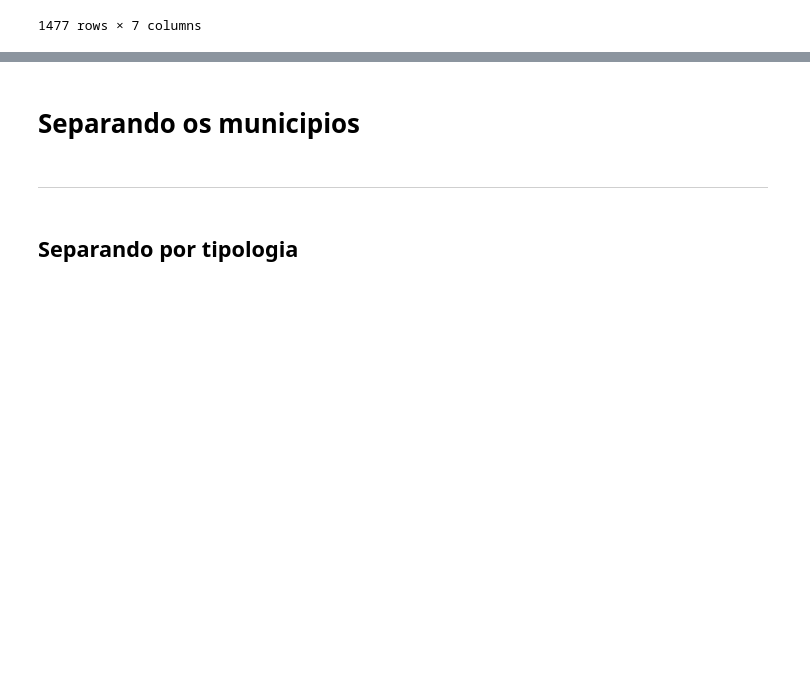
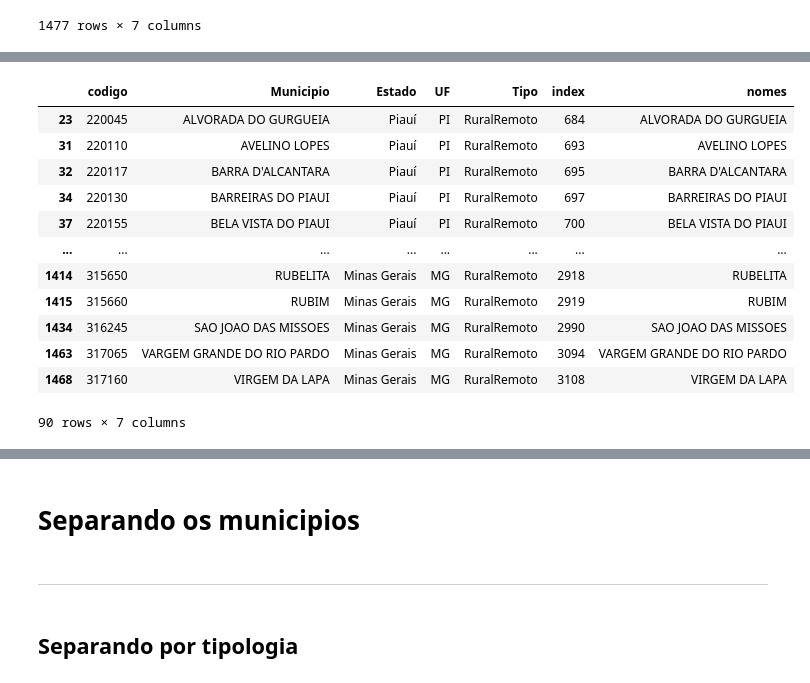
Before and after one commit to ttaynaa/Mortalidade_no_semiarido, a Jupyter notebook: PIBIC/_SCHENIA_2023_2024/1_scrip/script_para_extrair_dados/extraindo base - mortalidade.ipynb, the cells around one changed output, grey strips where cells are left out. Drawn from its saved outputs; the diff is of its cells as text; code cells hidden in the pictures; blank space fills up the shorter version.

```diff
--- a/PIBIC/_SCHENIA_2023_2024/1_scrip/script_para_extrair_dados/extraindo base - mortalidade.ipynb
+++ b/PIBIC/_SCHENIA_2023_2024/1_scrip/script_para_extrair_dados/extraindo base - mortalidade.ipynb
@@ -218,0 +265,17 @@ semiario_completo # resultado
+# %%
+# quantidade de municipios da tipologia RuralRemoto
+semiario_completo[semiario_completo['Tipo']=='RuralRemoto']
+# %% [output]
+|  | codigo | Municipio | Estado | UF | Tipo | index | nomes |
+| 23 | 220045 | ALVORADA DO GURGUEIA | Piauí | PI | RuralRemoto | 684 | ALVORADA DO GURGUEIA |
+| 31 | 220110 | AVELINO LOPES | Piauí | PI | RuralRemoto | 693 | AVELINO LOPES |
+| 32 | 220117 | BARRA D'ALCANTARA | Piauí | PI | RuralRemoto | 695 | BARRA D'ALCANTARA |
+| 34 | 220130 | BARREIRAS DO PIAUI | Piauí | PI | RuralRemoto | 697 | BARREIRAS DO PIAUI |
+| 37 | 220155 | BELA VISTA DO PIAUI | Piauí | PI | RuralRemoto | 700 | BELA VISTA DO PIAUI |
+| ... | ... | ... | ... | ... | ... | ... | ... |
+| 1414 | 315650 | RUBELITA | Minas Gerais | MG | RuralRemoto | 2918 | RUBELITA |
+| 1415 | 315660 | RUBIM | Minas Gerais | MG | RuralRemoto | 2919 | RUBIM |
+| 1434 | 316245 | SAO JOAO DAS MISSOES | Minas Gerais | MG | RuralRemoto | 2990 | SAO JOAO DAS MISSOES |
+| 1463 | 317065 | VARGEM GRANDE DO RIO PARDO | Minas Gerais | MG | RuralRemoto | 3094 | VARGEM GRANDE DO RIO PARDO |
+| 1468 | 317160 | VIRGEM DA LAPA | Minas Gerais | MG | RuralRemoto | 3108 | VIRGEM DA LAPA |
+90 rows × 7 columns
```
Also changed, not shown: parts of 10 cells of this notebook, 1 other file.
